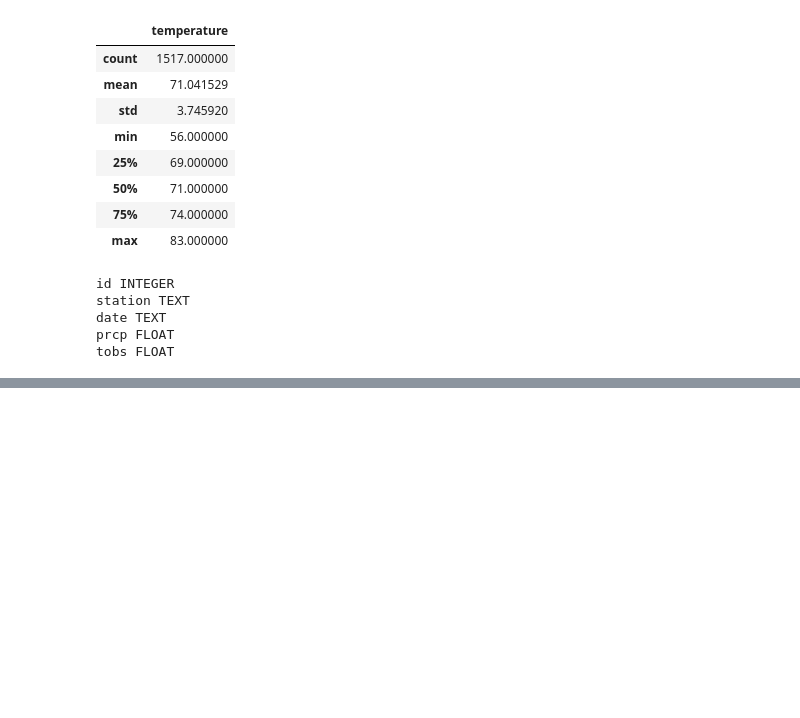
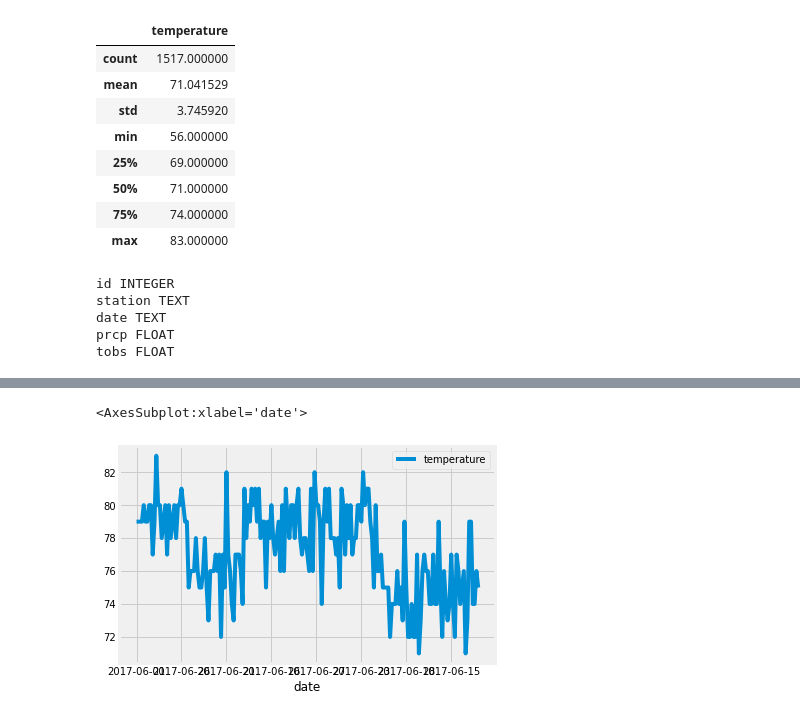
Before and after one commit to mobinapiracha/Surfs_Up, a Jupyter notebook: SurfsUp_Challenge.ipynb, the cells around one changed output, grey strips where cells are left out. Cells and saved outputs as stored; diff of their text form; code cells hidden in the pictures; blank space fills up the shorter version.

```diff
--- a/SurfsUp_Challenge.ipynb
+++ b/SurfsUp_Challenge.ipynb
@@ -88,0 +170,5 @@ tobs FLOAT
+# %%
+June_temp_df_2017.plot.line()
+# %% [output]
+<AxesSubplot:xlabel='date'>
+[figure, added]
```
Also changed, not shown: parts of 13 cells of this notebook, 8 other files.
